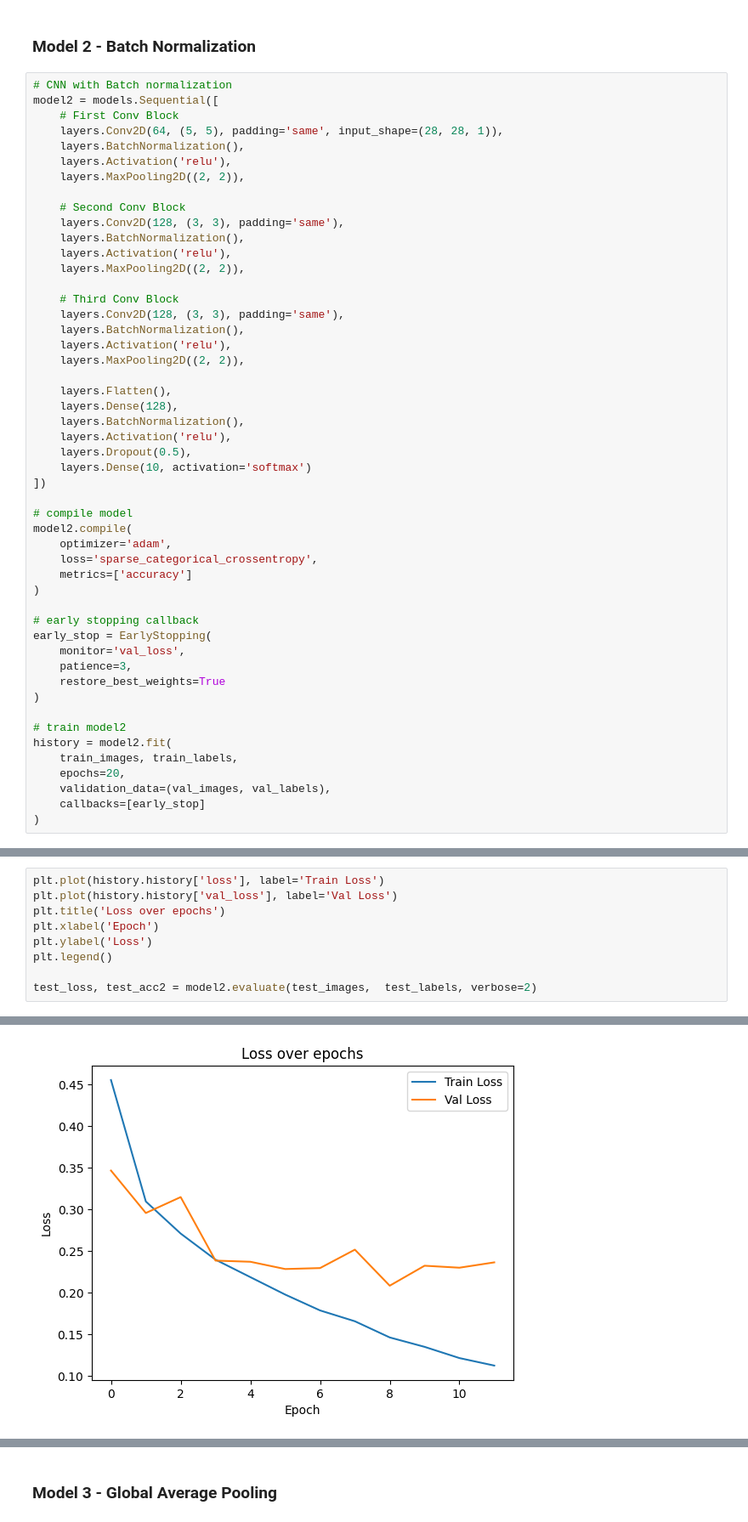
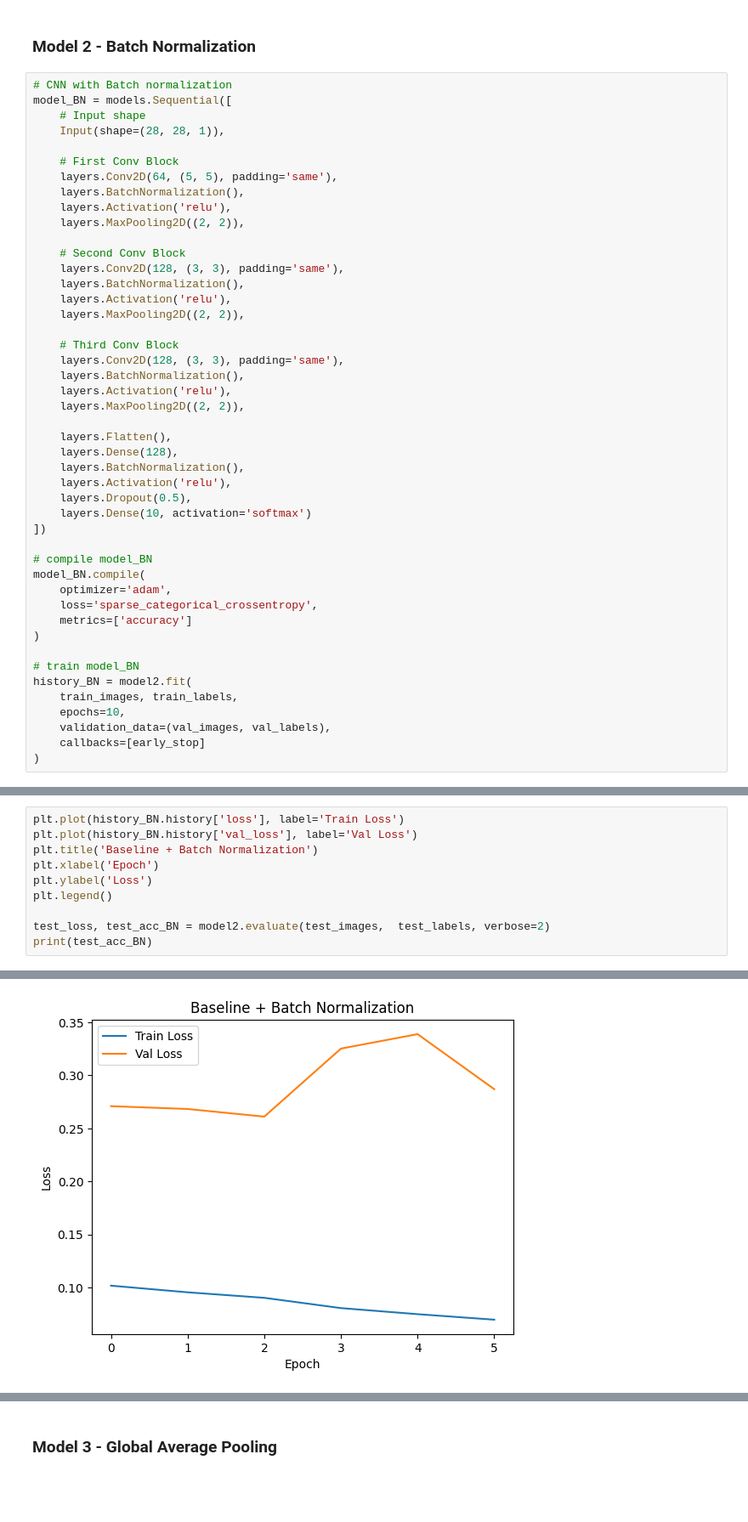
Before and after one commit to marissahalim/ICS635-Assignment4, a Jupyter notebook: A4.ipynb, the cells around one changed output, grey strips where cells are left out. Shown at 85% size. Drawn from its saved outputs; the diff is of its cells as text; blank space fills up the shorter version.

```diff
--- a/A4.ipynb
+++ b/A4.ipynb
@@ -163,9 +163,12 @@ plt.legend()
 ### Model 2 - Batch Normalization
 # %%
 # CNN with Batch normalization
-model2 = models.Sequential([
+model_BN = models.Sequential([
+    # Input shape
+    Input(shape=(28, 28, 1)),
+
     # First Conv Block
-    layers.Conv2D(64, (5, 5), padding='same', input_shape=(28, 28, 1)),
+    layers.Conv2D(64, (5, 5), padding='same'),
     layers.BatchNormalization(),
     layers.Activation('relu'),
     layers.MaxPooling2D((2, 2)),
@@ -190,24 +193,17 @@ model2 = models.Sequential([
     layers.Dense(10, activation='softmax')
 ])
 
-# compile model
-model2.compile(
+# compile model_BN
+model_BN.compile(
     optimizer='adam',
     loss='sparse_categorical_crossentropy',
     metrics=['accuracy']
 )
 
-# early stopping callback
-early_stop = EarlyStopping(
-    monitor='val_loss',
-    patience=3,
-    restore_best_weights=True
-)
-
-# train model2
-history = model2.fit(
+# train model_BN
+history_BN = model2.fit(
     train_images, train_labels,
-    epochs=20,
+    epochs=10,
     validation_data=(val_images, val_labels),
     callbacks=[early_stop]
 )
@@ -232,10 +223,11 @@ Epoch 12/20
 # %%
-plt.plot(history.history['loss'], label='Train Loss')
-plt.plot(history.history['val_loss'], label='Val Loss')
-plt.title('Loss over epochs')
+plt.plot(history_BN.history['loss'], label='Train Loss')
+plt.plot(history_BN.history['val_loss'], label='Val Loss')
+plt.title('Baseline + Batch Normalization')
 plt.xlabel('Epoch')
 plt.ylabel('Loss')
 plt.legend()
 
-test_loss, test_acc2 = model2.evaluate(test_images,  test_labels, verbose=2)
+test_loss, test_acc_BN = model2.evaluate(test_images,  test_labels, verbose=2)
+print(test_acc_BN)
 # %% [output]
@@ -243 +236 @@ test_loss, test_acc2 = model2.evaluate(test_images,  test_labels, verbose=2)
-[figure, old version]
+[figure, new version]
```
Also changed, not shown: parts of 25 cells of this notebook.
